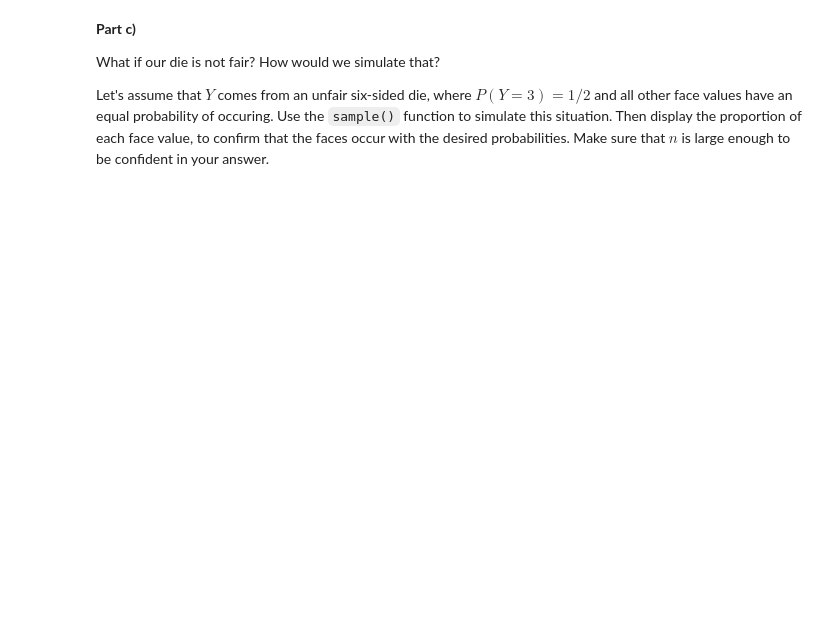
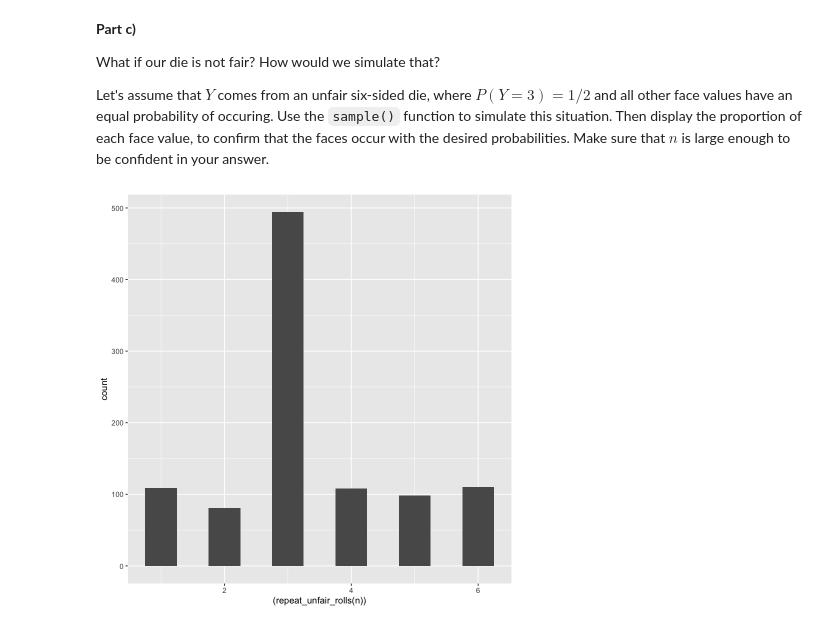
Before and after one commit to codyish/Prob_class_series, a Jupyter notebook: probHW1.ipynb, the cells around one changed output. Saved outputs shown, nothing was run; the diff lists cells and outputs as text; code cells hidden in the pictures; blank space fills up the shorter version.

```diff
--- a/probHW1.ipynb
+++ b/probHW1.ipynb
@@ -78,0 +121,24 @@ Let's assume that $Y$ comes from an unfair six-sided die, where $P(Y=3)=1/2$ and
+# %%
+y <- c(1:6)
+
+# Biased die function.
+# The probabilities have least common denominators for clarity
+repeat_unfair_rolls <- function(n) {
+  replicate(
+    n,
+    sample(y, 1,
+           replace = TRUE,
+           prob = c(3 / 30, 3 / 30, 15 / 30, 3 / 30, 3 / 30, 3 / 30)
+    )
+)
+}
+
+n <- 1000
+
+ggplot(
+  data = NULL,
+  aes(x = (repeat_unfair_rolls(n)))
+) +
+  geom_histogram(binwidth = 0.5)
+# %% [output]
+[figure, added]
```
Also changed, not shown: parts of 16 cells of this notebook, 11 other files.
